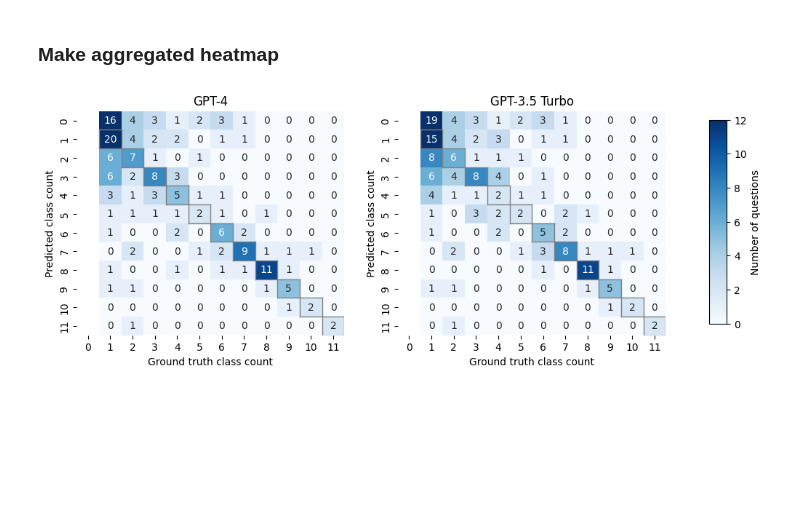
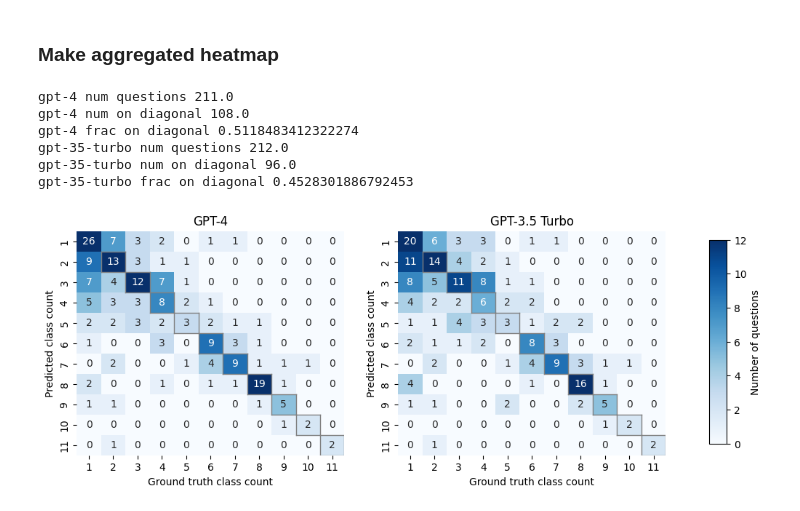
Before and after one commit to csinva/pedidose-efic-analysis, a Jupyter notebook: notebooks/02_theme_classification_site_level.ipynb, the cells around one changed output. Saved outputs shown, nothing was run; the diff lists cells and outputs as text; code cells hidden in the pictures; blank space fills up the shorter version.

Commit message:
add final 3 sites

```diff
--- a/notebooks/02_theme_classification_site_level.ipynb
+++ b/notebooks/02_theme_classification_site_level.ipynb
@@ -35,7 +35,7 @@ qs, responses_df, themes_df = data.split_single_site_df(df)
 question, responses, theme_dict = data.get_data_for_question_single_site(
     question_num=8, qs=qs, responses_df=responses_df, themes_df=themes_df)
 # %%
-llm = imodelsx.llm.get_llm(checkpoint, repeat_delay=3)
+llm = imodelsx.llm.get_llm(checkpoint, repeat_delay=None)
 
 # example
 # response = responses[1]
@@ -64,7 +64,9 @@ Note: this uses a lot of calls, num valid questions * num responses = 250
 
 # iterative version
 # ['Atlanta', 'Columbus', 'WashingtonDC']:
-for site in ['Charlotte', 'Houston', 'Portland']:
+# for site in ['Charlotte', 'Houston', 'Portland']:
+# Dallas not running for some reason...
+for site in ['Dallas', 'Seattle', 'Tucson']:
     df = files_dict[site]
     qs, responses_df, themes_df = data.split_single_site_df(df)
     valid_question_nums = theme_classification.get_valid_question_nums(
@@ -221,7 +82,7 @@ cached!
 ### Make aggregated heatmap
 # %%
 sites = ['Atlanta', 'Columbus', 'WashingtonDC',
-         'Charlotte', 'Houston', 'Portland']
+         'Charlotte', 'Houston', 'Portland'] + ['Dallas', 'Seattle', 'Tucson']
 checkpoints = ['gpt-4', 'gpt-35-turbo']
 vmax = 12
 
@@ -253,38 +114,52 @@ for i, checkpoint in enumerate(checkpoints):
         except:
             print(
                 f'Failed to load classification_confusion_matrix_{site}_{checkpoint.split("/")[-1]}.pkl')
-    mat[:, 0] = np.nan
+    mat = mat[1:, 1:]
     mats.append(mat)
 
 
 fig, axes = plt.subplots(
     1, len(checkpoints), figsize=(len(checkpoints) * 6, 4))
 for i, checkpoint in enumerate(checkpoints):
     mat = mats[i]
     ax = axes[i]
     # mat = mat / np.sum(mat, axis=0)
     sns.heatmap(mat, fmt='g', cmap='Blues',
                 vmax=vmax, ax=ax, cbar=False, annot=True)
-    # plt.xticks(np.arange(mat.shape[1]) + 0.5, np.arange(np.max(mat.shape[1])) + 1)
+    ax.set_xticks(np.arange(mat.shape[1]) +
+                  0.5, np.arange(np.max(mat.shape[1])) + 1)
+    ax.set_yticks(np.arange(mat.shape[0]) +
+                  0.5, np.arange(np.max(mat.shape[0])) + 1)
     dvu.outline_diagonal(mat.shape, roffset=0.5,
                          coffset=0.5, skip_rows=[0], ax=ax)
     ax.set_ylabel('Predicted class count')
     ax.set_xlabel('Ground truth class count')
     ax.set_title(imodelsx.viz.CHECKPOINTS_RENAME_DICT.get(
         checkpoint, checkpoint))
     # plt.savefig(
     # f'../figs/classification_heatmap_{checkpoint.split("/")[-1]}.pdf', bbox_inches='tight')
     # plt.savefig(
     # f'../figs/classification_heatmap_{checkpoint.split("/")[-1]}.png', bbox_inches='tight', dpi=300)
+    print(checkpoint, 'num questions', np.nansum(mat))
+    print(checkpoint, 'num on diagonal', np.nansum(np.diag(mat)))
+    print(checkpoint, 'frac on diagonal',
+          np.nansum(np.diag(mat)) / np.nansum(mat))
+
 
 # add colorbar separately
 fig.subplots_adjust(right=0.8)
 cbar_ax = fig.add_axes([0.85, 0.15, 0.02, 0.7])
 fig.colorbar(axes[0].collections[0], cax=cbar_ax, label='Number of questions')
 
 plt.savefig('../figs/theme_classification.pdf', bbox_inches='tight')
 plt.savefig('../figs/theme_classification.png',
             bbox_inches='tight', dpi=300)
 plt.show()
 # %% [output]
+gpt-4 num questions 211.0
+gpt-4 num on diagonal 108.0
+gpt-4 frac on diagonal 0.5118483412322274
+gpt-35-turbo num questions 212.0
+gpt-35-turbo num on diagonal 96.0
+gpt-35-turbo frac on diagonal 0.4528301886792453
-[figure, old version]
+[figure, new version]
```
Also changed, not shown: parts of 1 cell of this notebook, 5 other files.
